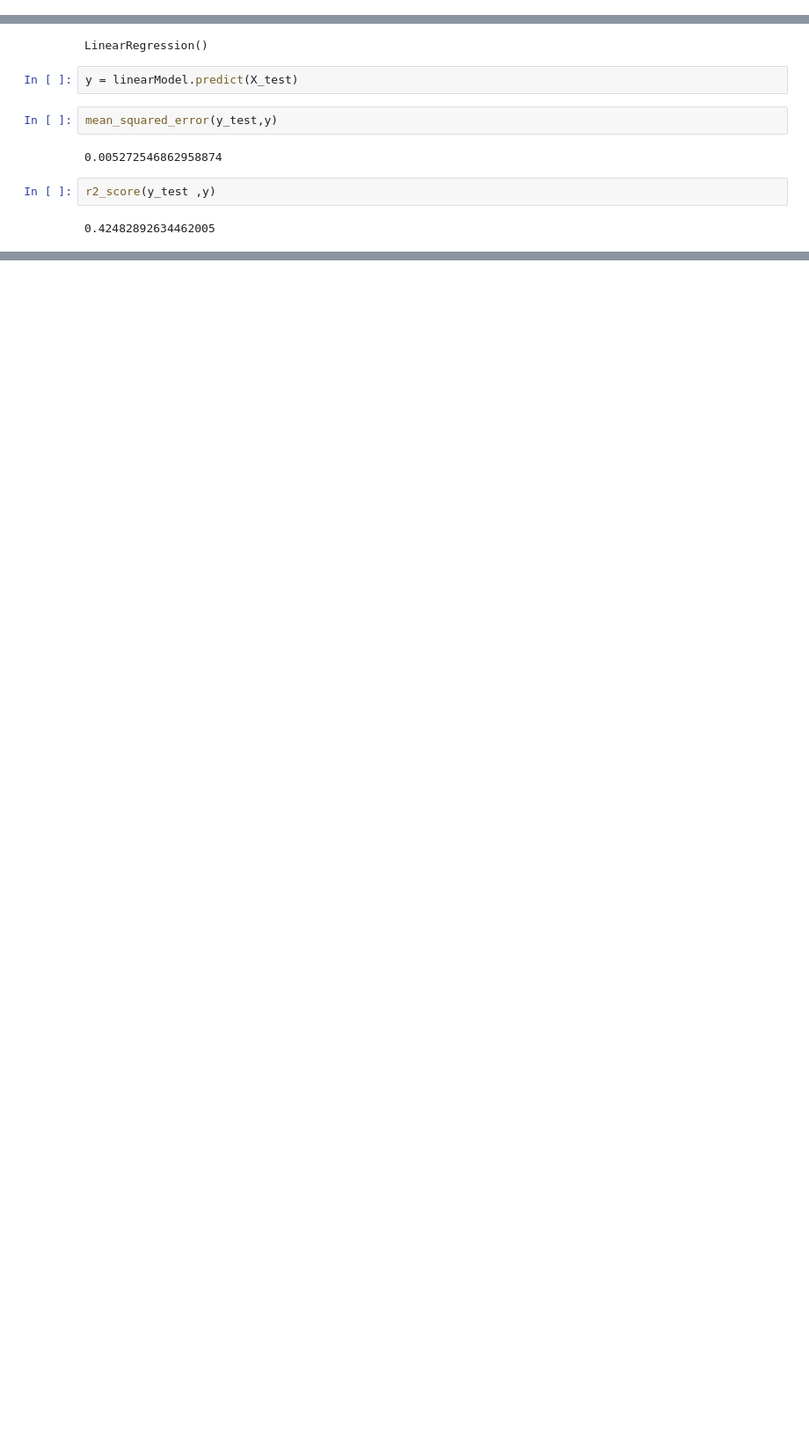
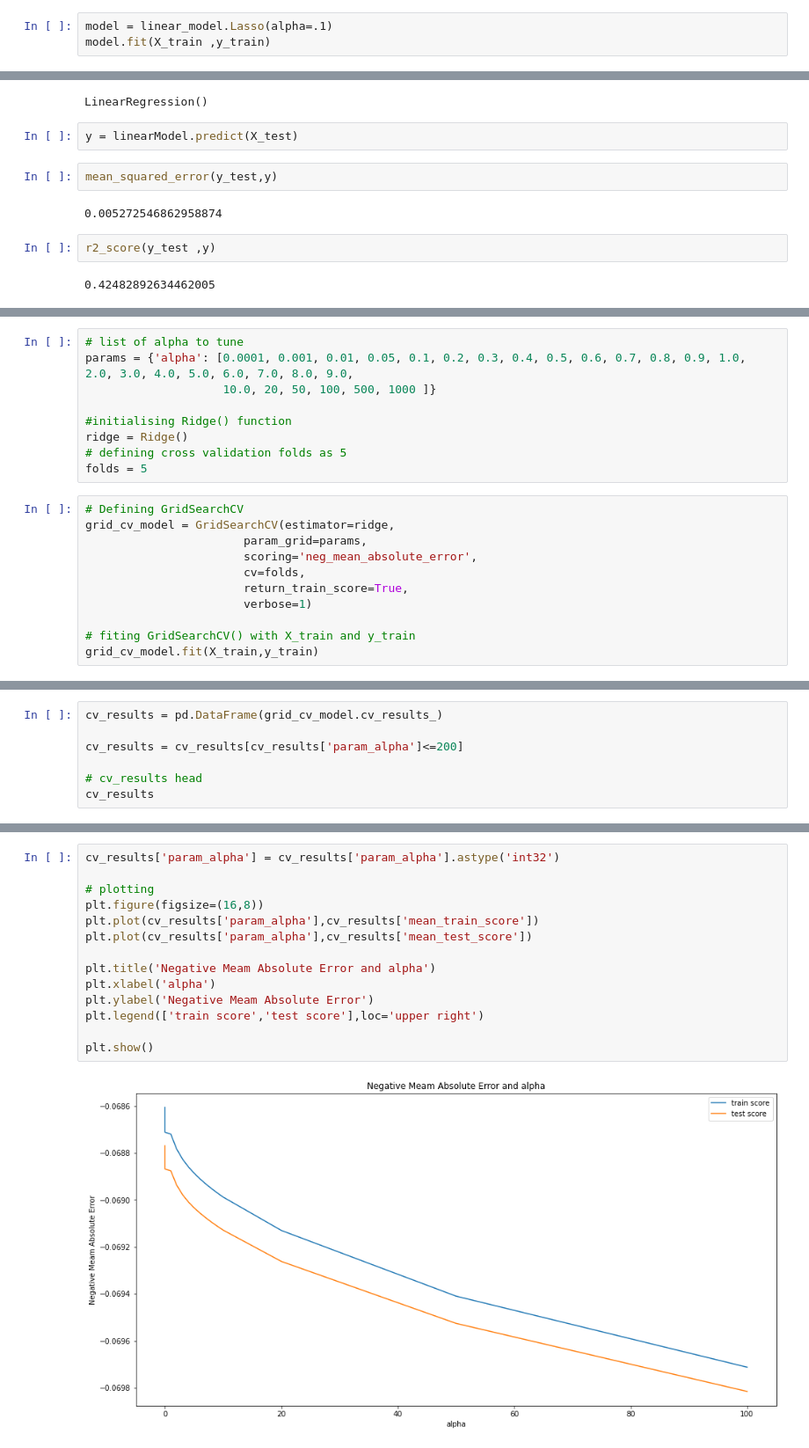
Before and after one commit to rezamosavi8740/OnlineNewsPopularity-analysis, a Jupyter notebook: OnlineNewsPopularity.ipynb, the cells around one changed output, grey strips where cells are left out. Shown at 88% size. Saved outputs shown, nothing was run; the diff lists cells and outputs as text; blank space fills up the shorter version.

```diff
--- a/OnlineNewsPopularity.ipynb
+++ b/OnlineNewsPopularity.ipynb
@@ -672,0 +694,3 @@ r2_score(y_test ,Y_pred)
+# %%
+model = linear_model.Lasso(alpha=.1)
+model.fit(X_train ,y_train)
@@ -817,0 +864,20 @@ r2_score(y_test ,Y_pred)
+# %%
+# list of alpha to tune
+params = {'alpha': [0.0001, 0.001, 0.01, 0.05, 0.1, 0.2, 0.3, 0.4, 0.5, 0.6, 0.7, 0.8, 0.9, 1.0, 2.0, 3.0, 4.0, 5.0, 6.0, 7.0, 8.0, 9.0,
+                    10.0, 20, 50, 100, 500, 1000 ]}
+
+#initialising Ridge() function
+ridge = Ridge()
+# defining cross validation folds as 5
+folds = 5
+# %%
+# Defining GridSearchCV
+grid_cv_model = GridSearchCV(estimator=ridge,
+                       param_grid=params,
+                       scoring='neg_mean_absolute_error',
+                       cv=folds,
+                       return_train_score=True,
+                       verbose=1)
+
+# fiting GridSearchCV() with X_train and y_train
+grid_cv_model.fit(X_train,y_train)
@@ -817,0 +893,7 @@ r2_score(y_test ,Y_pred)
+# %%
+cv_results = pd.DataFrame(grid_cv_model.cv_results_)
+
+cv_results = cv_results[cv_results['param_alpha']<=200]
+
+# cv_results head
+cv_results
@@ -817,0 +919,16 @@ r2_score(y_test ,Y_pred)
+# %%
+cv_results['param_alpha'] = cv_results['param_alpha'].astype('int32')
+
+# plotting
+plt.figure(figsize=(16,8))
+plt.plot(cv_results['param_alpha'],cv_results['mean_train_score'])
+plt.plot(cv_results['param_alpha'],cv_results['mean_test_score'])
+
+plt.title('Negative Meam Absolute Error and alpha')
+plt.xlabel('alpha')
+plt.ylabel('Negative Meam Absolute Error')
+plt.legend(['train score','test score'],loc='upper right')
+
+plt.show()
+# %% [output]
+[figure, added]
```
Also changed, not shown: parts of 122 cells of this notebook, 1 other file.
